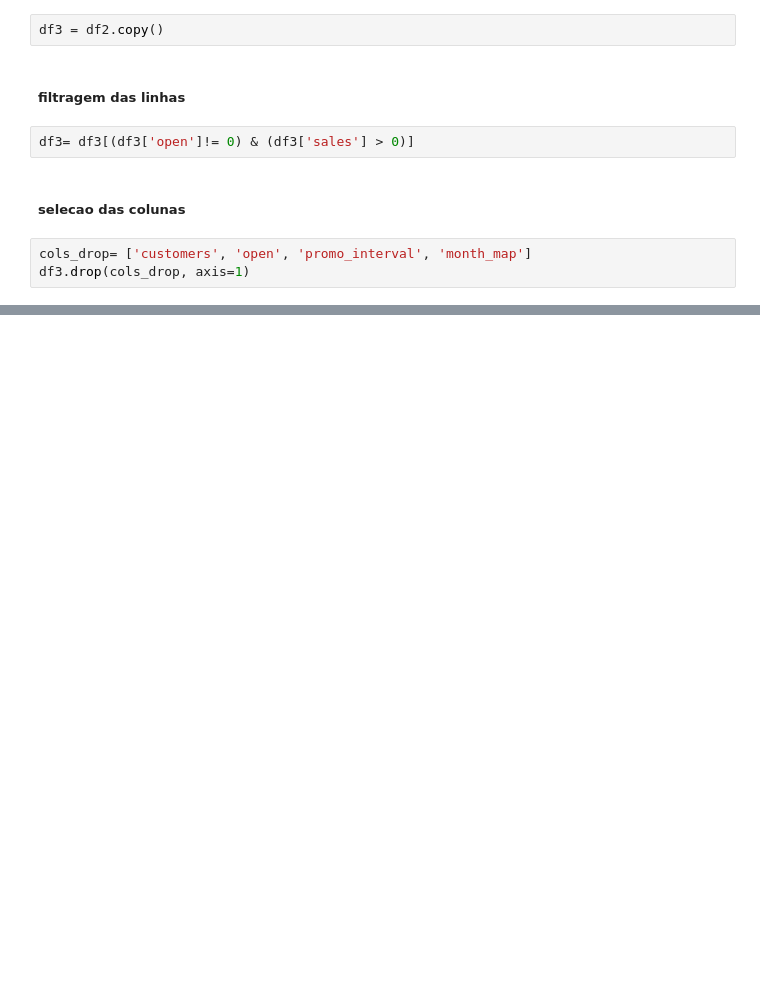
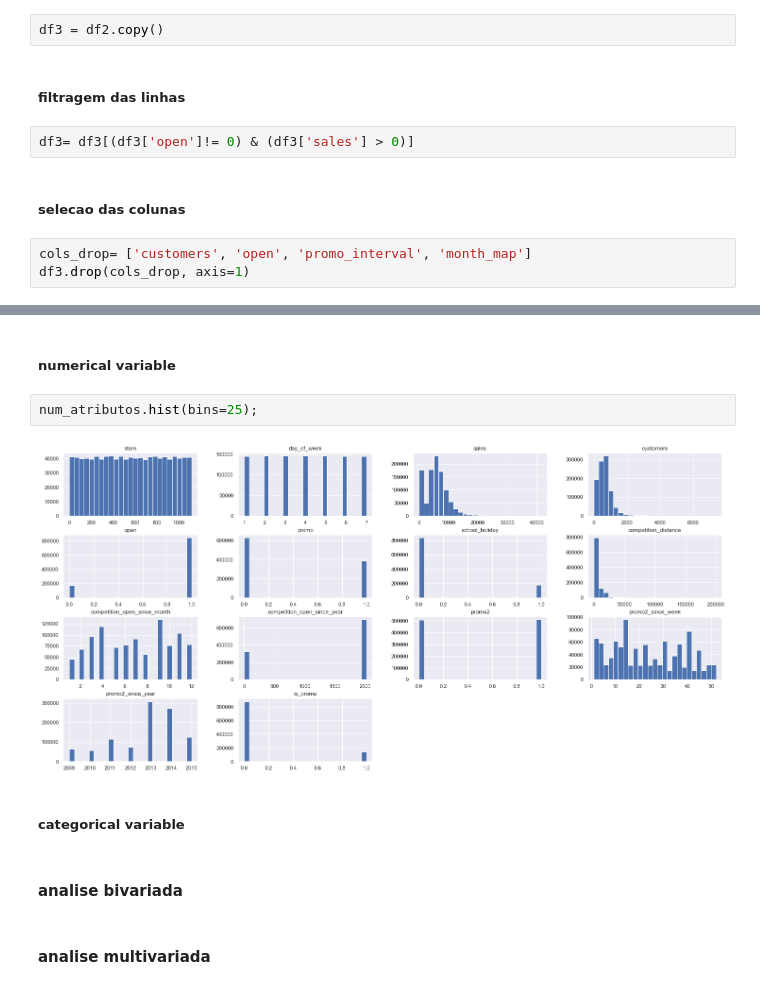
Before and after one commit to Rodpythondev/rossmann-previsao-vendas, a Jupyter notebook: rosmann-previsao-vendas.ipynb, the cells around one changed output, grey strips where cells are left out. Drawn from its saved outputs; the diff is of its cells as text; blank space fills up the shorter version.

```diff
--- a/rosmann-previsao-vendas.ipynb
+++ b/rosmann-previsao-vendas.ipynb
@@ -350,0 +355,12 @@ df3.head()
+# %% [markdown]
+##### numerical variable
+# %%
+num_atributos.hist(bins=25);
+# %% [output]
+[figure, added]
+# %% [markdown]
+##### categorical variable
+# %% [markdown]
+#### analise bivariada
+# %% [markdown]
+#### analise multivariada
```
Also changed, not shown: parts of 7 cells of this notebook.
